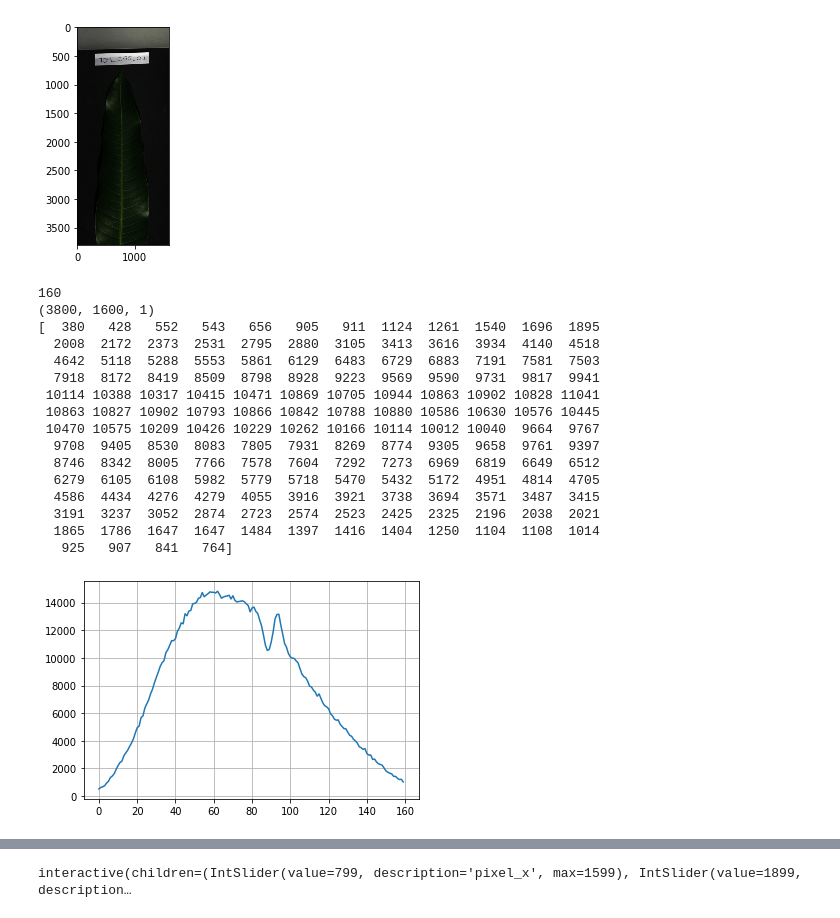
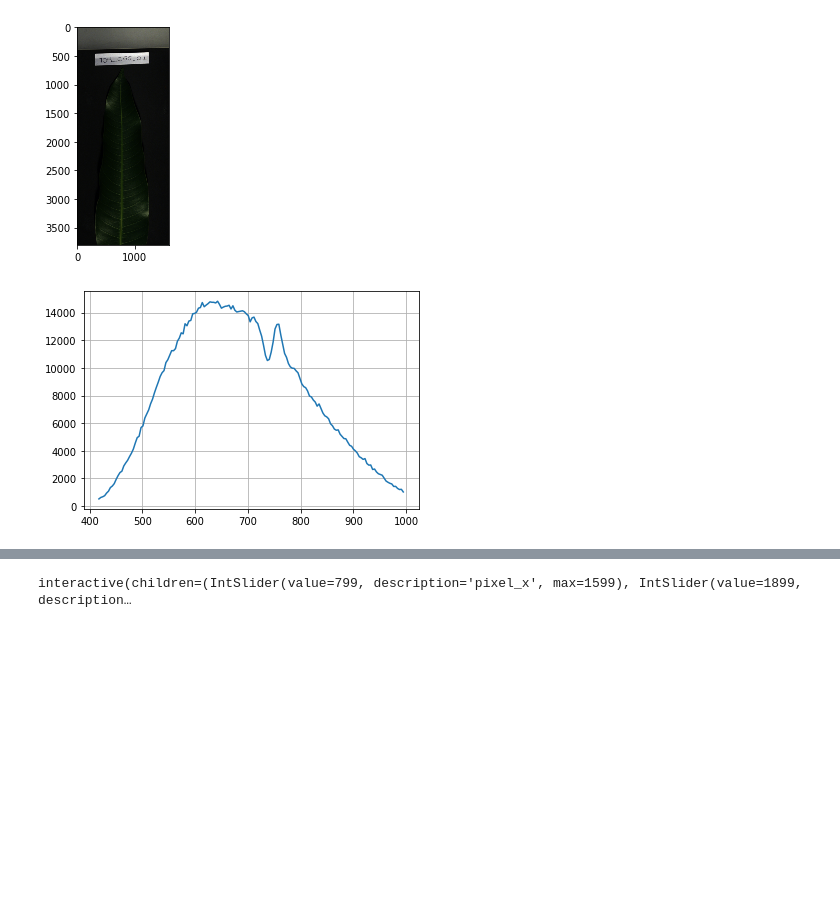
Before and after one commit to JuanDValenciano/HyperspectralTools_Multi, a Jupyter notebook: Python/NoiseCorrection.ipynb, the cells around one changed output, grey strips where cells are left out. Cells and saved outputs as stored; diff of their text form; code cells hidden in the pictures; blank space fills up the shorter version.

```diff
--- a/Python/NoiseCorrection.ipynb
+++ b/Python/NoiseCorrection.ipynb
@@ -54,31 +58,15 @@ ImageView object:
     B: [0.0, 6812.0]
 [figure]
 # %%
-print(DataHyspec.nbands)
+#print(DataHyspec.nbands)
 #view_cube(DataHyspec, bands=[29, 19, 9])
-print(DataHyspec[0, 1000])
+#print(DataHyspec.read_pixel(0,1000))
 fig, ax = plt.subplots()
-ax.plot(DataHyspec[0, 1000])
+ax.plot(DataHyspec.bands.centers, DataHyspec.read_pixel(0,1000))
 ax.grid()
-#fig.savefig("test.png")
+##fig.savefig("test.png")
 plt.show()
-#reflectance = DataHyspec[pixel_y,pixel_x,:]
-#reflectance[nan_ind]=np.nan
+##reflectance = DataHyspec[pixel_y,pixel_x,:]
+##reflectance[nan_ind]=np.nan
 # %% [output]
-160
-(3800, 1600, 1)
-[  380   428   552   543   656   905   911  1124  1261  1540  1696  1895
-  2008  2172  2373  2531  2795  2880  3105  3413  3616  3934  4140  4518
-  4642  5118  5288  5553  5861  6129  6483  6729  6883  7191  7581  7503
-  7918  8172  8419  8509  8798  8928  9223  9569  9590  9731  9817  9941
- 10114 10388 10317 10415 10471 10869 10705 10944 10863 10902 10828 11041
- 10863 10827 10902 10793 10866 10842 10788 10880 10586 10630 10576 10445
- 10470 10575 10209 10426 10229 10262 10166 10114 10012 10040  9664  9767
-  9708  9405  8530  8083  7805  7931  8269  8774  9305  9658  9761  9397
-  8746  8342  8005  7766  7578  7604  7292  7273  6969  6819  6649  6512
-  6279  6105  6108  5982  5779  5718  5470  5432  5172  4951  4814  4705
-  4586  4434  4276  4279  4055  3916  3921  3738  3694  3571  3487  3415
-  3191  3237  3052  2874  2723  2574  2523  2425  2325  2196  2038  2021
-  1865  1786  1647  1647  1484  1397  1416  1404  1250  1104  1108  1014
-   925   907   841   764]
-[figure, old version]
+[figure, new version]
```
Also changed, not shown: parts of 9 cells of this notebook.
